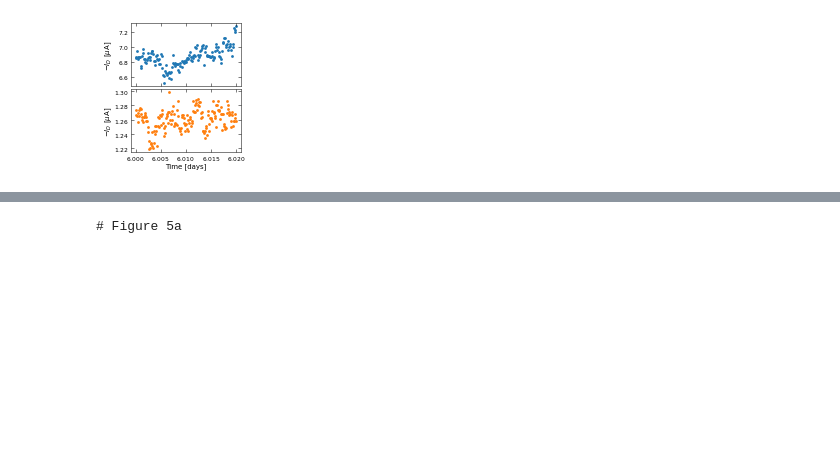
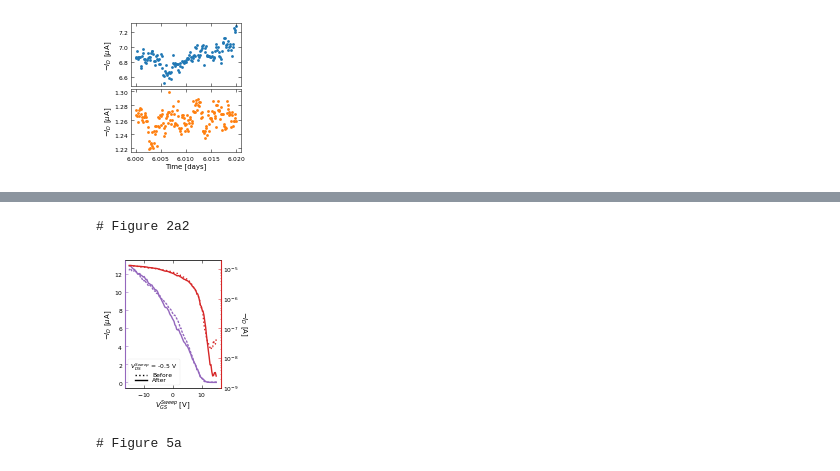
Before and after one commit to stevennoyce/CNT_IV, a Jupyter notebook: b2912a/notebooks/Bias Stress Figures 1.ipynb, the cells around one changed output, grey strips where cells are left out. Cells and saved outputs as stored; diff of their text form; code cells hidden in the pictures; blank space fills up the shorter version.

```diff
--- a/b2912a/notebooks/Bias Stress Figures 1.ipynb
+++ b/b2912a/notebooks/Bias Stress Figures 1.ipynb
@@ -617,3 +618,72 @@ No handles with labels found to put in legend.
+# %%
+print('# Figure 2a2')
+# makePlots('C127', 'X', '15-16', 3, 3, 'FullSubthresholdCurveHistory', (2.2,2.2), saveFolder=saveFolder, plotSaveName='Figure 2a - ', saveFigures=False) # Static Bias
+
+parametersSets = dlu.loadJSON('data/stevenjay/BiasStress1/C127/X/15-16/', 'GateSweep.json')
+parametersSets = dlu.filterHistoryGreaterThan(parametersSets, 'experimentNumber', 3)
+parametersSets = dlu.filterHistoryLessThan(parametersSets, 'experimentNumber', 6)
+
+Idss = np.array([])
+Vgss = np.array([])
+
+fig = plt.figure(figsize=(2.2,2.29))
+
+for i, parameters in enumerate(parametersSets):
+    Idss = np.array(parameters['Results']['id_data'][1])
+    Vgss = np.array(parameters['Results']['vgs_data'][1])
+
+    plt.gca().set_prop_cycle(None)
+    plt.plot([])
+    plt.plot([])
+    plt.plot([])
+    plt.plot([])
+    if i == 0:
+        p1 = plt.plot(Vgss, abs(Idss)/1e-6, ':')
+    else:
+        p1 = plt.plot(Vgss, abs(Idss)/1e-6)
+    p1[0].set_dash_capstyle('round')
+    plt.gca().spines['left'].set_alpha(0)
+    plt.gca().tick_params(axis='y', color=p1[-1].get_color())
+
+plt.xlabel('$V_{{GS}}^{{Sweep}}$ [V]')
+plt.ylabel('$-I_{{D}}$ [$\mu$A]')
+
+plt.twinx()
+
+for i, parameters in enumerate(parametersSets):
+    Idss = np.array(parameters['Results']['id_data'][1])
+    Vgss = np.array(parameters['Results']['vgs_data'][1])
+
+    plt.gca().set_prop_cycle(None)
+    plt.plot([])
+    plt.plot([])
+    plt.plot([])
+    if i == 0:
+        p2 = plt.semilogy(Vgss, abs(Idss), ':')
+    else:
+        p2 = plt.semilogy(Vgss, abs(Idss))
+
+plt.plot([], ':', label='Before', color='black')
+plt.plot([], label='After', color='black')
+
+plt.gca().spines['right'].set_linewidth(p2[-1].get_linewidth()*0.8)
+plt.gca().spines['right'].set_capstyle('round')
+plt.gca().spines['right'].set_color(p2[-1].get_color())
+plt.gca().spines['left'].set_color(p1[-1].get_color())
+# plt.gca().spines['left'].set_linestyle(p1[-1].get_linestyle())
+plt.gca().spines['left'].set_linewidth(p1[-1].get_linewidth()*0.8)
+plt.gca().spines['left'].set_capstyle('round')
+plt.gca().tick_params(axis='y', which='both', color=p2[-1].get_color())
+plt.ylabel('$-I_{{D}}$ [A]', rotation=-90, va='bottom')
+plt.legend(title='$V_{{DS}}^{{Sweep}}$ = {} V'.format(parametersSets[0]['runConfigs']['GateSweep']['drainVoltageSetPoint']), labelspacing=0)
+plt.ylim(ymin=1e-9)
+plt.tight_layout()
+# plt.gca().yaxis.label.set_rotation()
+plt.savefig(saveFolder + '/Figure 2a2 - Initial Sweep.png', transparent=True, dpi=300)
+plt.show()
+# %% [output]
+# Figure 2a2
+[figure, added]
 # %%
 print('# Figure 5a')
 # makePlots('C127', 'X', '15-16', 24, 24, 'FullStaticBiasHistory', (3.4,2.6), saveFolder=saveFolder, plotSaveName='Figure 5a - ', saveFigures=True) # Static Bias
```
Also changed, not shown: parts of 1 cell of this notebook.
